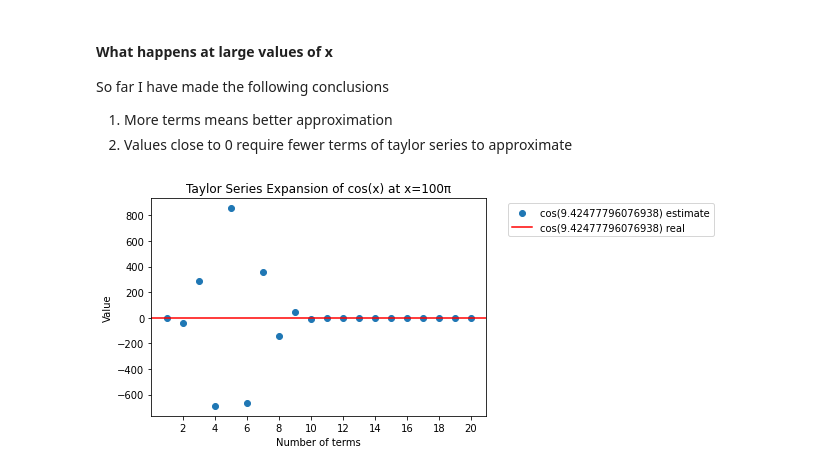
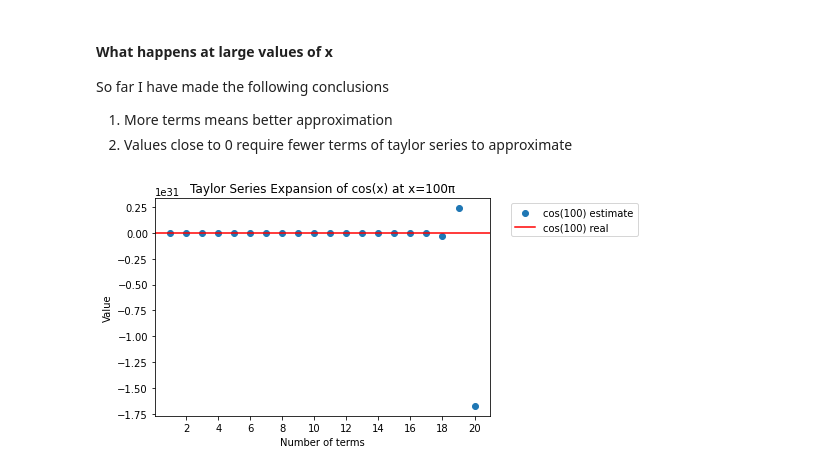
Before and after one commit to Rishi-Bidani/FIT3139, a Jupyter notebook: assignment1/part1_1.ipynb, the cells around one changed output. Drawn from its saved outputs; the diff is of its cells as text; code cells hidden in the pictures.

```diff
--- a/assignment1/part1_1.ipynb
+++ b/assignment1/part1_1.ipynb
@@ -194,7 +194,7 @@ So far I have made the following conclusions
 1. More terms means better approximation
 2. Values close to 0 require fewer terms of taylor series to approximate
 # %%
-large_domain = 3 * math.pi
+large_domain = 100
 plot_real_vs_estimate(large_domain, max_terms, f"Taylor Series Expansion of cos(x) at x=100π")
 # %% [output]
-[figure, old version]
+[figure, new version]
```
Also changed, not shown: 1 other file.
